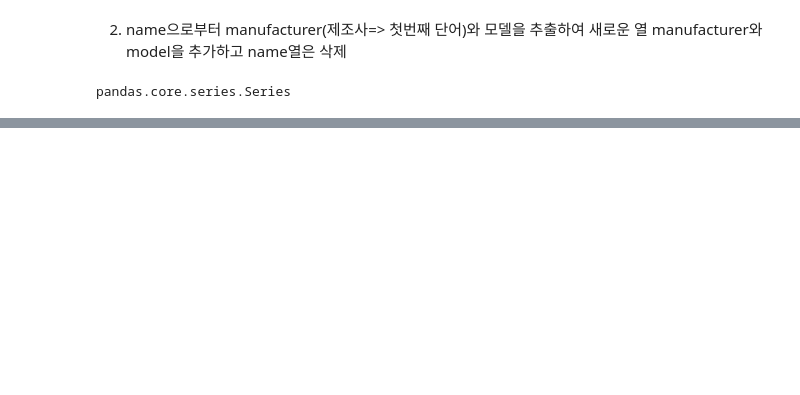
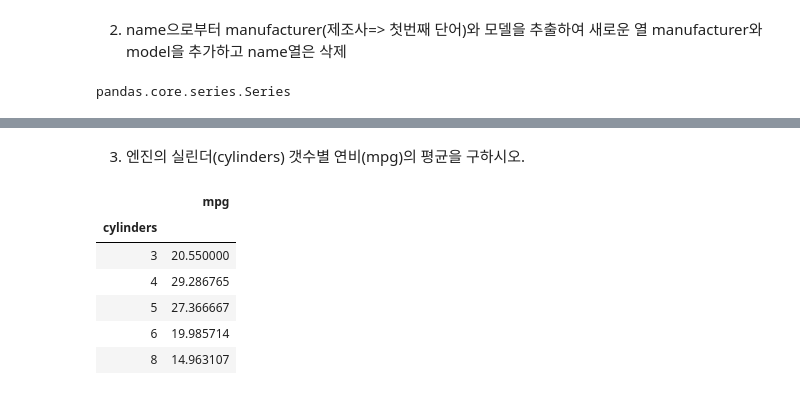
Before and after one commit to beegramin9/DataScience, a Jupyter notebook: 03_pandas/11_1111.ipynb, the cells around one changed output, grey strips where cells are left out. Cells and saved outputs as stored; diff of their text form; code cells hidden in the pictures; blank space fills up the shorter version.

```diff
--- a/03_pandas/11_1111.ipynb
+++ b/03_pandas/11_1111.ipynb
@@ -236,0 +288,12 @@ mpg['manufacturer'] = mpg.apply(lambda r: r.name)
+# %% [markdown]
+3. 엔진의 실린더(cylinders) 갯수별 연비(mpg)의 평균을 구하시오.
+# %%
+mpg.groupby('cylinders')[['mpg']].mean()
+# %% [output]
+|  | mpg |
+| cylinders |  |
+| 3 | 20.550000 |
+| 4 | 29.286765 |
+| 5 | 27.366667 |
+| 6 | 19.985714 |
+| 8 | 14.963107 |
```
Also changed, not shown: parts of 11 cells of this notebook, 1 other file.
